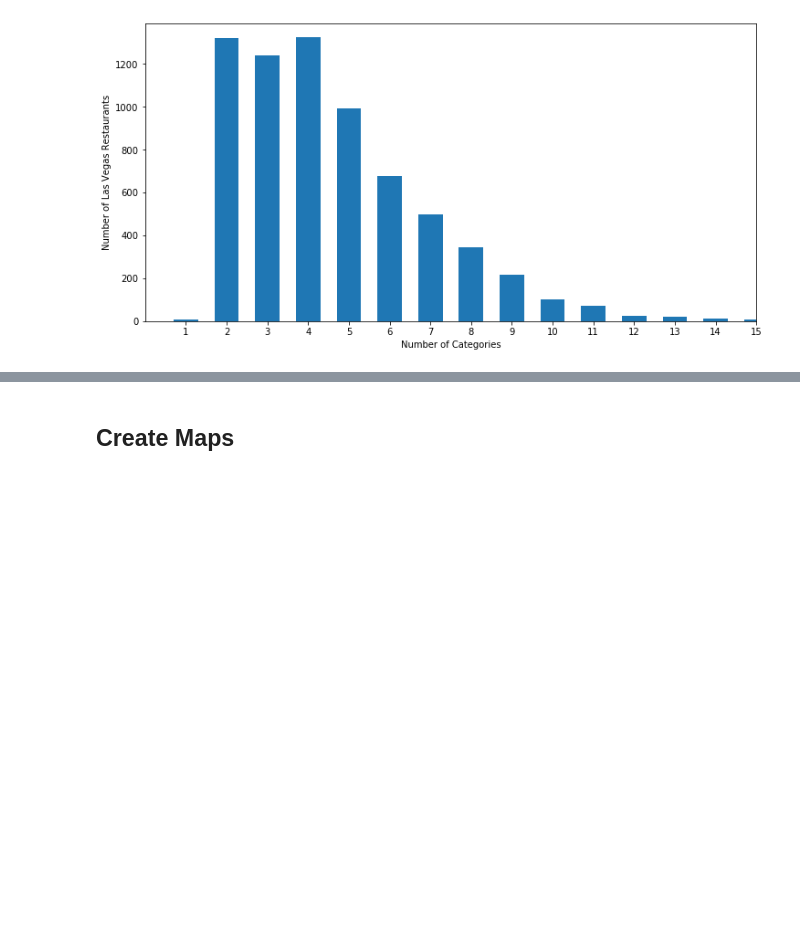
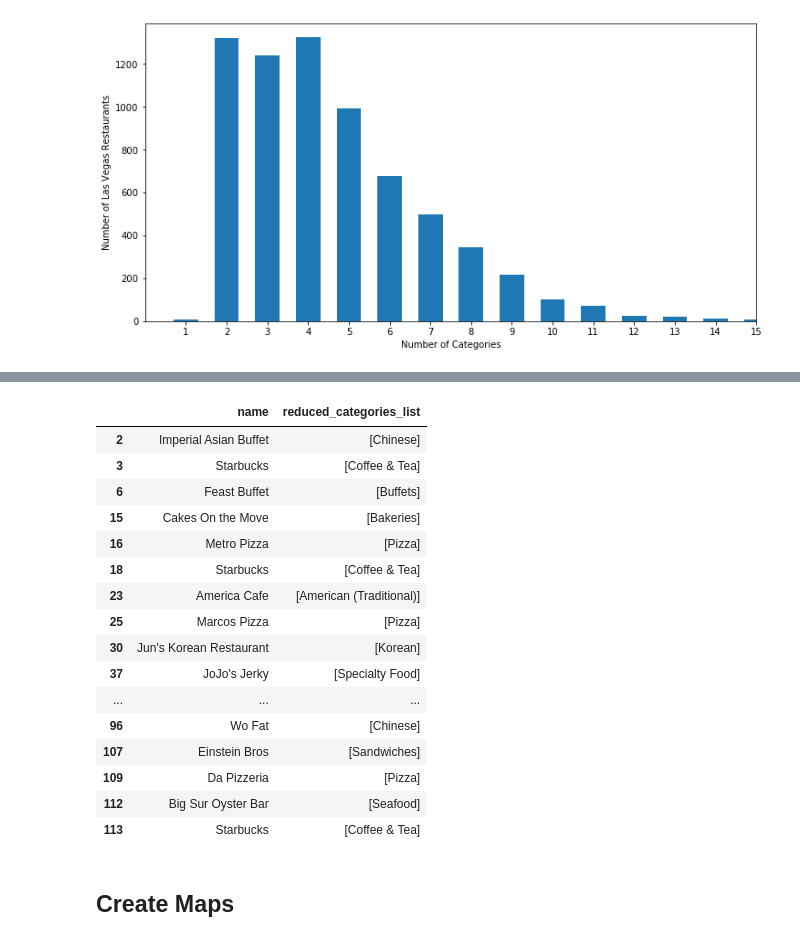
Before and after one commit to pavkalfantis/restaurant_recommender, a Jupyter notebook: TDIproject-Recommender_System.ipynb, the cells around one changed output, grey strips where cells are left out. Saved outputs shown, nothing was run; the diff lists cells and outputs as text; code cells hidden in the pictures; blank space fills up the shorter version.

```diff
--- a/TDIproject-Recommender_System.ipynb
+++ b/TDIproject-Recommender_System.ipynb
@@ -366,3 +421,23 @@ dtype: int64
+# %%
+LV_restaurants[LV_restaurants.reduced_categories_list.str.len()==1][['name','reduced_categories_list']].head(30)
+# %% [output]
+|  | name | reduced_categories_list |
+| 2 | Imperial Asian Buffet | [Chinese] |
+| 3 | Starbucks | [Coffee & Tea] |
+| 6 | Feast Buffet | [Buffets] |
+| 15 | Cakes On the Move | [Bakeries] |
+| 16 | Metro Pizza | [Pizza] |
+| 18 | Starbucks | [Coffee & Tea] |
+| 23 | America Cafe | [American (Traditional)] |
+| 25 | Marcos Pizza | [Pizza] |
+| 30 | Jun's Korean Restaurant | [Korean] |
+| 37 | JoJo's Jerky | [Specialty Food] |
+| ... | ... | ... |
+| 96 | Wo Fat | [Chinese] |
+| 107 | Einstein Bros | [Sandwiches] |
+| 109 | Da Pizzeria | [Pizza] |
+| 112 | Big Sur Oyster Bar | [Seafood] |
+| 113 | Starbucks | [Coffee & Tea] |
 # %% [markdown]
 ## Create Maps
 # %%
```
Also changed, not shown: parts of 24 cells of this notebook, 5 other files.
